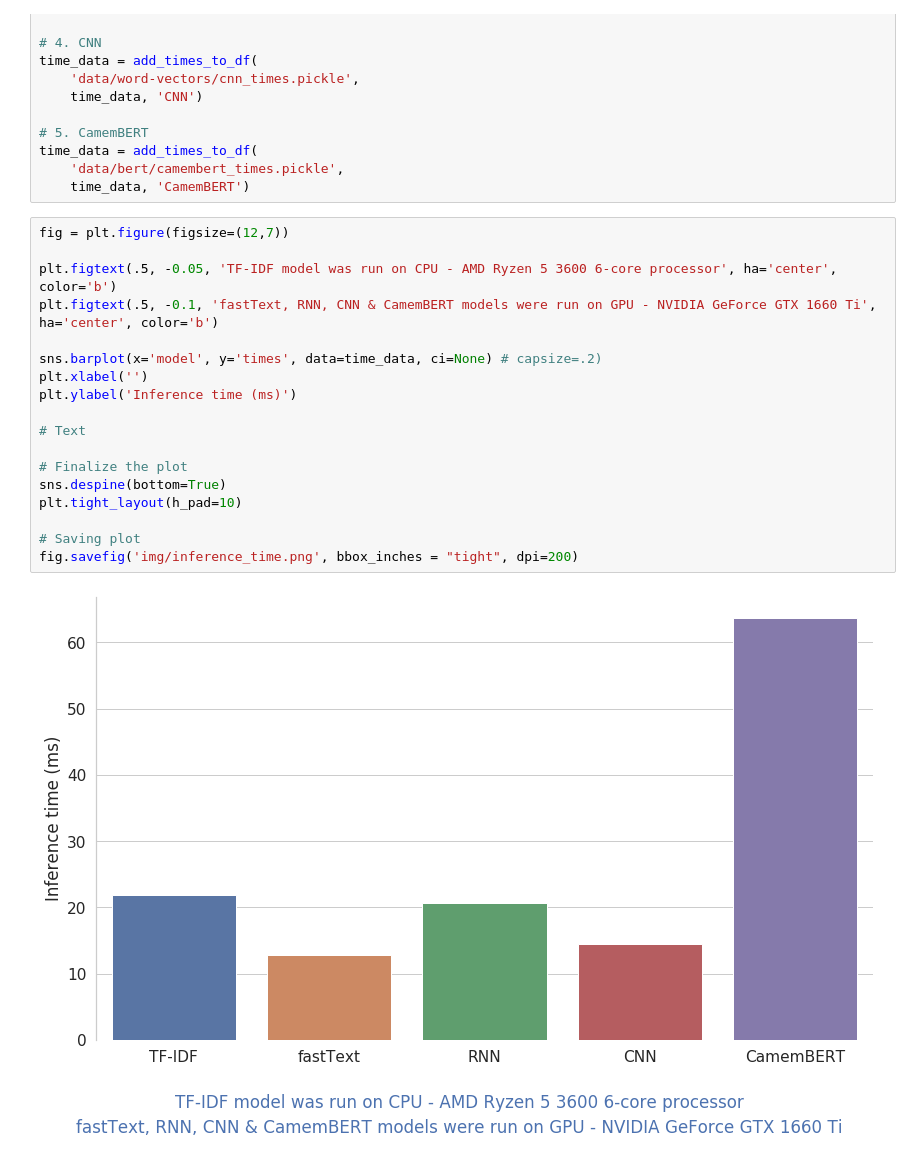
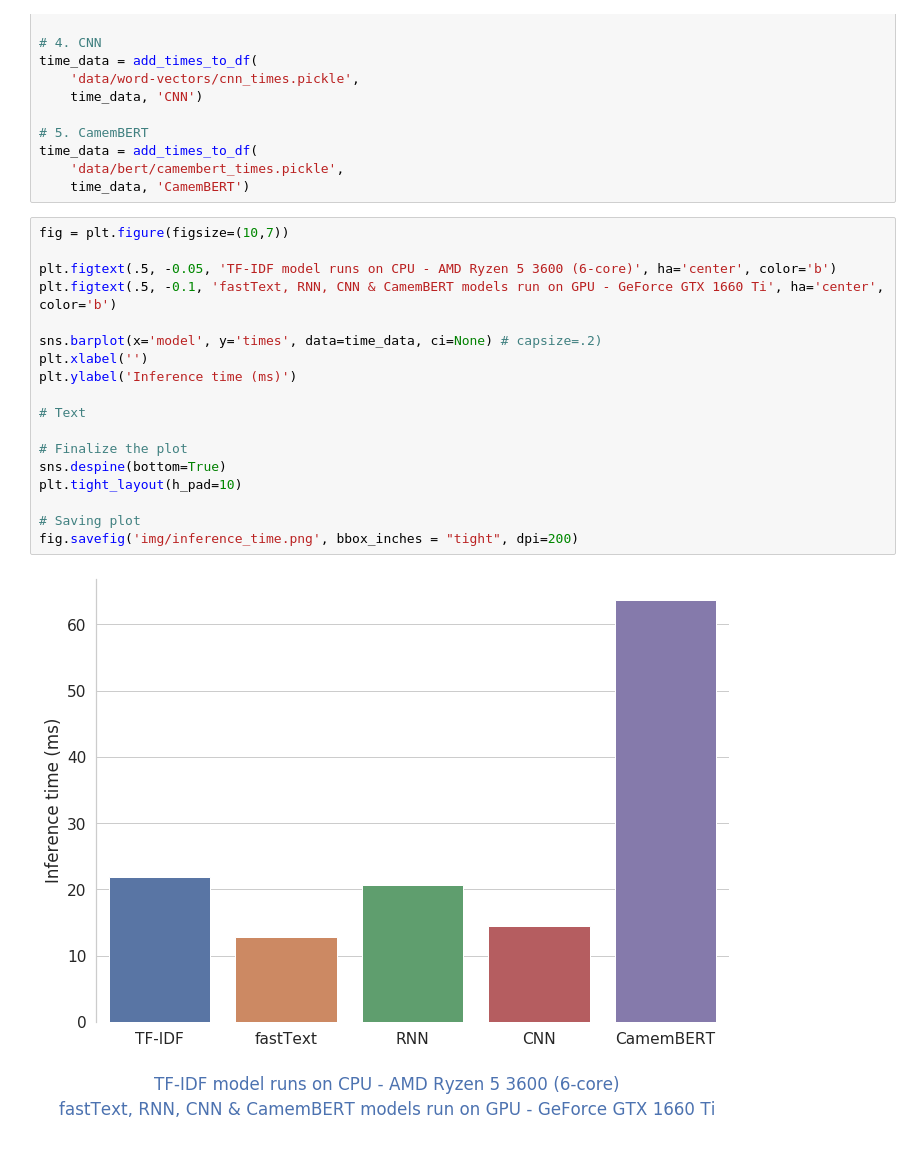
Before and after one commit to TheophileBlard/french-sentiment-analysis-with-bert, a Jupyter notebook: 04_compare-models.ipynb, the cells around one changed output. Drawn from its saved outputs; the diff is of its cells as text.

```diff
--- a/04_compare-models.ipynb
+++ b/04_compare-models.ipynb
@@ -121,22 +121,22 @@ time_data = add_times_to_df(
     'data/bert/camembert_times.pickle',
     time_data, 'CamemBERT')
 # %%
-fig = plt.figure(figsize=(12,7))
+fig = plt.figure(figsize=(10,7))
 
-plt.figtext(.5, -0.05, 'TF-IDF model was run on CPU - AMD Ryzen 5 3600 6-core processor', ha='center', color='b')
-plt.figtext(.5, -0.1, 'fastText, RNN, CNN & CamemBERT models were run on GPU - NVIDIA GeForce GTX 1660 Ti', ha='center', color='b')
+plt.figtext(.5, -0.05, 'TF-IDF model runs on CPU - AMD Ryzen 5 3600 (6-core)', ha='center', color='b')
+plt.figtext(.5, -0.1, 'fastText, RNN, CNN & CamemBERT models run on GPU - GeForce GTX 1660 Ti', ha='center', color='b')
 
 sns.barplot(x='model', y='times', data=time_data, ci=None) # capsize=.2)
 plt.xlabel('')
 plt.ylabel('Inference time (ms)')
 
 # Text
 
 # Finalize the plot
 sns.despine(bottom=True)
 plt.tight_layout(h_pad=10)
 
 # Saving plot
 fig.savefig('img/inference_time.png', bbox_inches = "tight", dpi=200)
 # %% [output]
-[figure, old version]
+[figure, new version]
```
Also changed, not shown: 7 other files.
